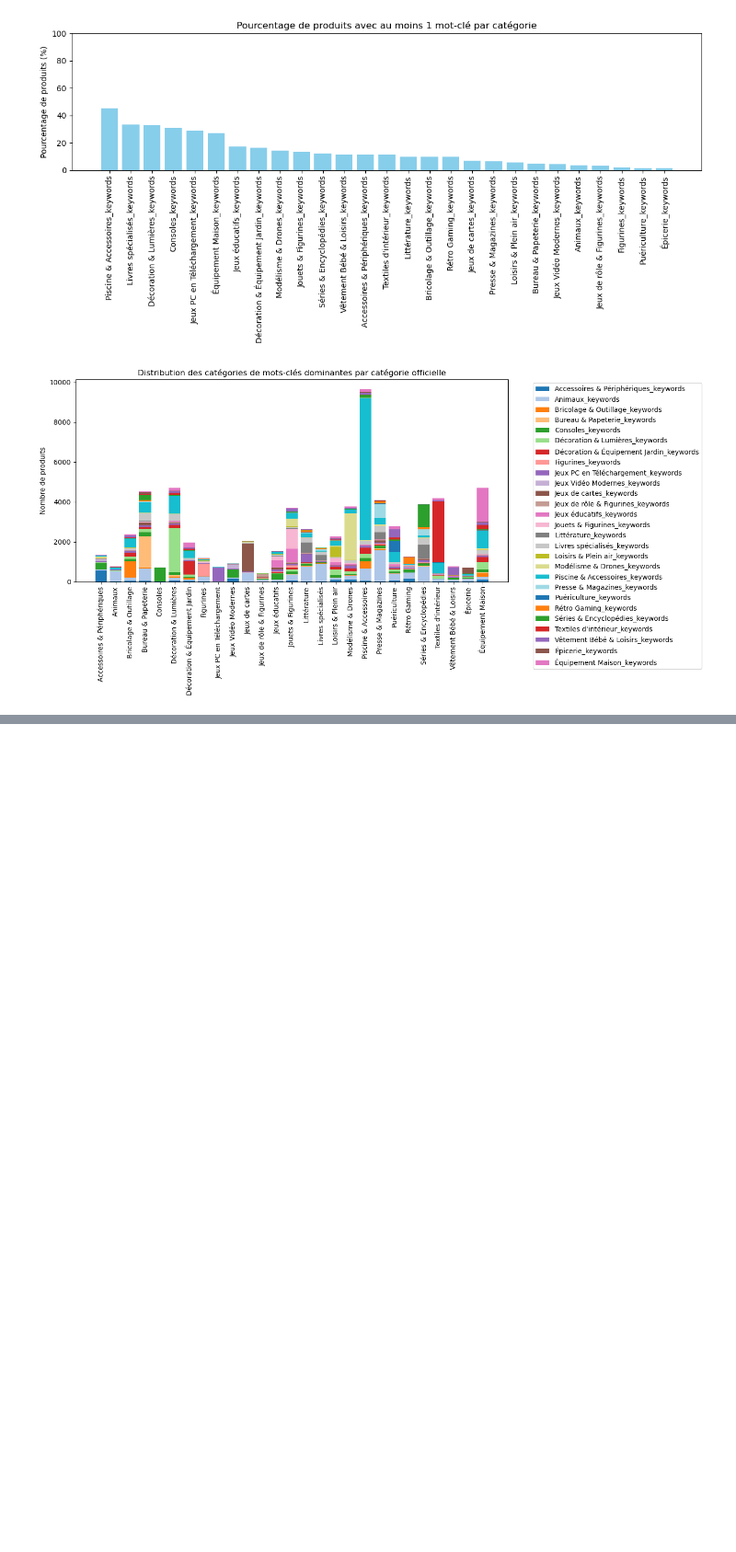
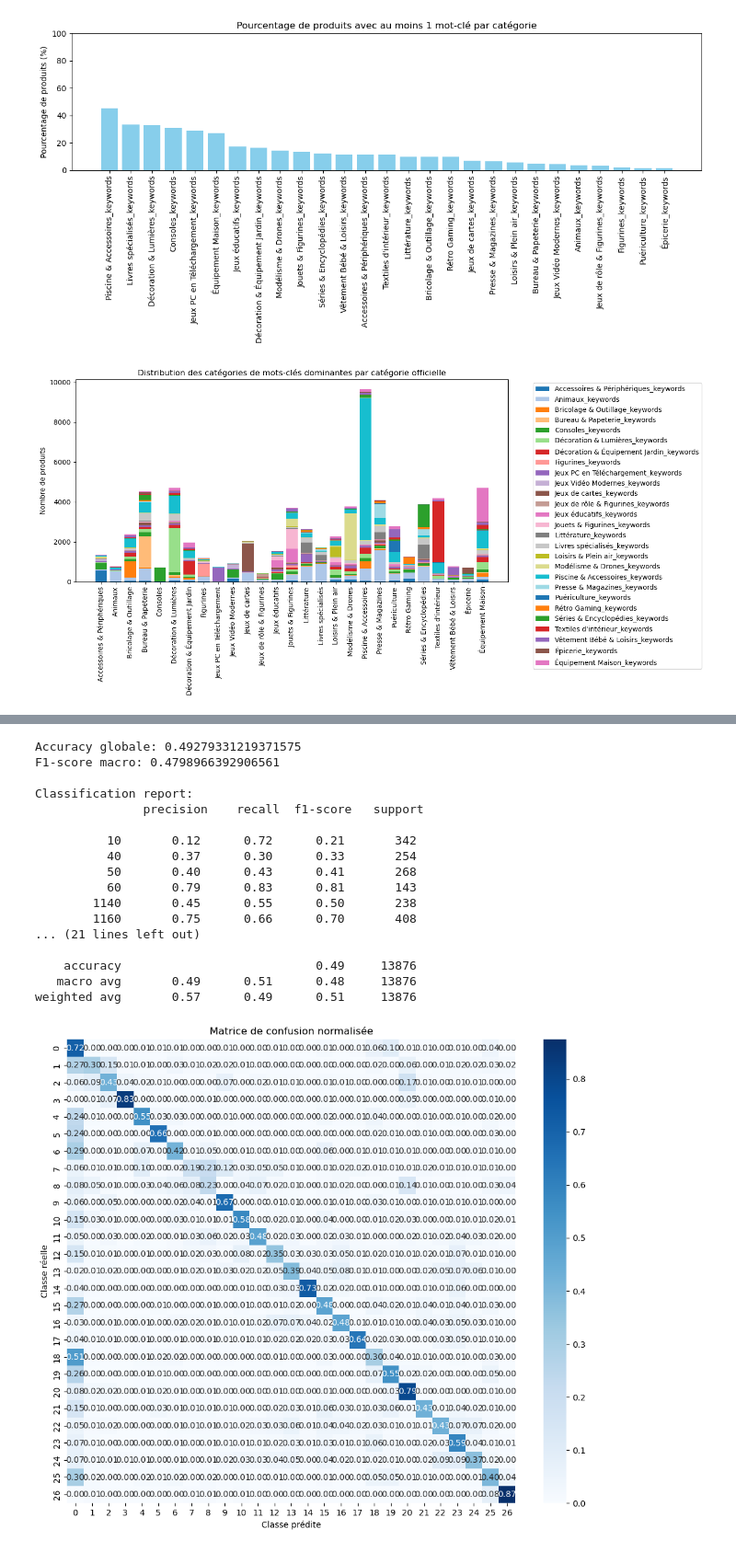
Before and after one commit to beautiful-pixel/DS_rakuten, a Jupyter notebook: exploration_liste_de_mots.ipynb, the cells around one changed output, grey strips where cells are left out. Shown at 92% size. Drawn from its saved outputs; the diff is of its cells as text; code cells hidden in the pictures; blank space fills up the shorter version.

Commit message:
Regression model baseline

```diff
--- a/exploration_liste_de_mots.ipynb
+++ b/exploration_liste_de_mots.ipynb
@@ -248,0 +334,67 @@ plt.show()
+# %%
+from sklearn.metrics import f1_score, classification_report, confusion_matrix
+import seaborn as sns
+import matplotlib.pyplot as plt
+
+
+# 1. Predictions
+y_pred = model.predict(X_test)
+
+# 2. Accuracy y F1-score macro
+
+accuracy = accuracy_score(y_test, y_pred)
+f1_macro = f1_score(y_test, y_pred, average='macro')
+
+print("Accuracy globale:", accuracy)
+print("F1-score macro:", f1_macro)
+
+# 3. Classification report détaillé
+
+report = classification_report(y_test, y_pred)
+print("\nClassification report:\n", report)
+
+
+# 4. Matrice de confusion normalisée
+
+conf_matrix = confusion_matrix(y_test, y_pred)
+conf_matrix_norm = conf_matrix.astype('float') / conf_matrix.sum(axis=1)[:, np.newaxis]
+
+plt.figure(figsize=(12,10))
+sns.heatmap(conf_matrix_norm, annot=True, fmt=".2f", cmap="Blues")
+plt.title("Matrice de confusion normalisée")
+plt.xlabel("Classe prédite")
+plt.ylabel("Classe réelle")
+plt.show()
+
+
+# 5. Vérification rapide du déséquilibre
+# Comparaison des effectifs par classe dans y_test
+y_test_counts = y_test.value_counts().sort_index()
+y_pred_counts = pd.Series(y_pred).value_counts().sort_index()
+
+print("\nNombre d'échantillons par classe (réel vs prédit):")
+df_counts = pd.DataFrame({
+    "Réel": y_test_counts,
+    "Prédit": y_pred_counts
+}).fillna(0)
+
+print(df_counts)
+# %% [output]
+Accuracy globale: 0.49279331219371575
+F1-score macro: 0.4798966392906561
+
+Classification report:
+               precision    recall  f1-score   support
+
+          10       0.12      0.72      0.21       342
+          40       0.37      0.30      0.33       254
+          50       0.40      0.43      0.41       268
+          60       0.79      0.83      0.81       143
+        1140       0.45      0.55      0.50       238
+        1160       0.75      0.66      0.70       408
+... (21 lines left out)
+
+    accuracy                           0.49     13876
+   macro avg       0.49      0.51      0.48     13876
+weighted avg       0.57      0.49      0.51     13876
+[figure, added]
```
Also changed, not shown: parts of 3 cells of this notebook.
